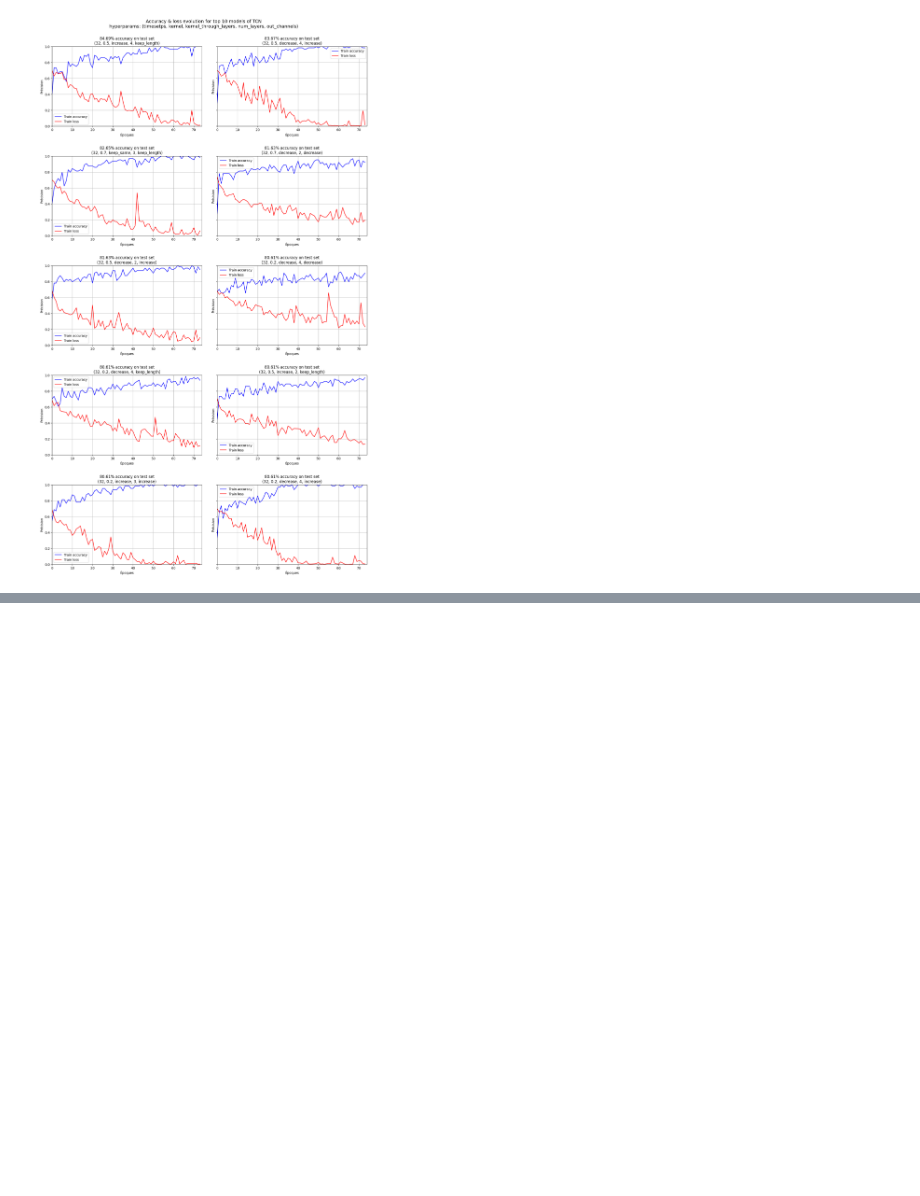
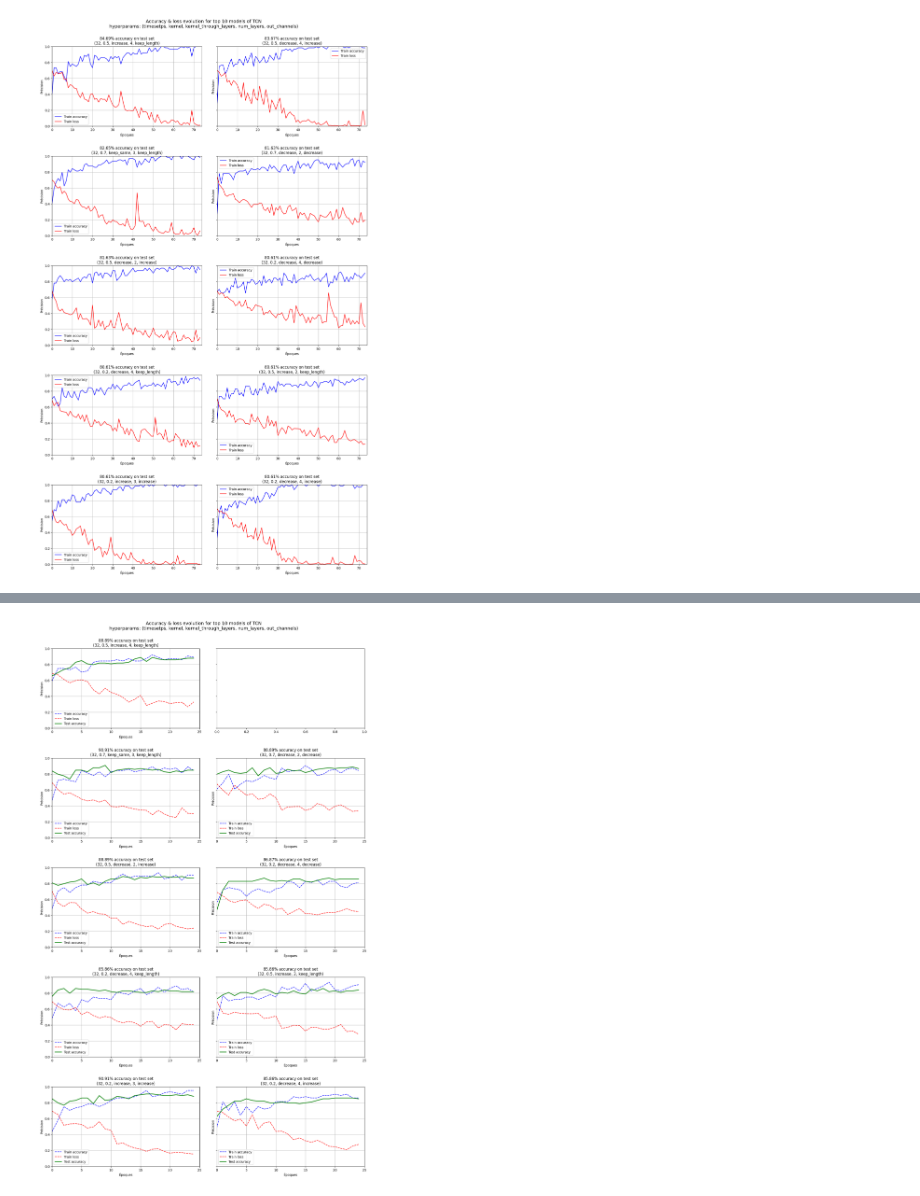
Before and after one commit to TristanDonze/Data-Challenge-Football-Event-Classifier, a Jupyter notebook: CaseStudy/ai.ipynb, the cells around one changed output, grey strips where cells are left out. Saved outputs shown, nothing was run; the diff lists cells and outputs as text; code cells hidden in the pictures; blank space fills up the shorter version.

```diff
--- a/CaseStudy/ai.ipynb
+++ b/CaseStudy/ai.ipynb
@@ -69,7 +207,8 @@ from torch.utils.data import TensorDataset, DataLoader
 
 # Définir le modèle TCN
 class TCN(nn.Module):
-    def __init__(self, timestep, kernel_size:float, kernel_ev, num_layers, out_layers, num_feature=2):
+    def __init__(self, timestep, kernel_size:float, kernel_ev, num_layers,
+            out_layers, num_feature=2):
         # padding = (kernel_size - 1) // 2 pour conserver la même longueur.
         # new_channels_size = timesteps - kernel_size + 1
         super(TCN, self).__init__()
@@ -90,7 +229,7 @@ class TCN(nn.Module):
             if out_layers == "keep_length": pass
             elif out_layers == "increase": out_channels = min(2 * out_channels, 256)
             elif out_layers == "decrease": out_channels //= 1.2
-            out_channels = max(int(out_channels), 1)
+            out_channels = max(int(out_channels), 16)
 
             if kernel_ev == "keep_same": kernel_size = kernel_value if kernel_size < channel_size else channel_size
             elif kernel_ev == "increase": kernel_value += kernel_size < channel_size
@@ -107,14 +246,10 @@ class TCN(nn.Module):
             )
             channel_size = int(channel_size - kernel_value + 1 + 2 * padding)
 
+        in_channels = self.layers[-1].out_channels * channel_size
+
         self.dropout = nn.Dropout(p=0.5)
-        self.fc = nn.Linear(self.layers[-1].out_channels * channel_size, 2)
-
-        # self.conv1 = nn.Conv1d(in_channels=num_feature, out_channels=64, kernel_size=kernel_size, padding=padding)
-        # self.relu = nn.ReLU()
-        # self.conv2 = nn.Conv1d(in_channels=64, out_channels=128, kernel_size=kernel_size)
-        #
-        # self.fc = nn.Linear(128 * (timestep - kernel_size + 1), 2)
+        self.fc = nn.Linear(in_channels, 2)
 
     def forward(self, x):
         # x doit être de forme [batch_size, num_features, timesteps]
@@ -484,0 +721,50 @@ RuntimeError: permute(sparse_coo): number of dimensions in the tensor input does
+# %%
+# plot the best models
+# a chart by model: train accuracy evolution, loss evolution over epochs
+# title: accuracy test + hyperparameters
+# x axis: epochs
+# y axis: accuracy or loss
+
+best_models_results = json.load(open("best_models_results_on_cleared_data.json"))
+best_models_results = {int(k): v for k, v in best_models_results.items()}
+
+fig, axes = plt.subplots(NB_MODELS // 2, 2, figsize=(15, 25), sharey=True)
+axes = axes.flatten()
+
+for index, (_, row) in enumerate(best_models.iterrows()):
+    if index == 1: continue # trop lent
+    accuracy_train = best_models_results[index]["accuracy_train"]
+    loss_train = best_models_results[index]["loss_train"]
+    accuracy_test = [val / 100 for val in best_models_results[index]["accuracy_test"]]
+
+    ax = axes[index]
+    ax.plot(accuracy_train, label="Train accuracy", color='blue', linestyle='--')
+    ax.plot(loss_train, label="Train loss", color='red', linestyle='--')
+    # accuracy_test: épaisseur de la ligne plus grande
+    ax.plot(accuracy_test, label="Test accuracy", color='green', linewidth=2)
+    # Définir le titre avec précision de test et hyperparamètres
+    ax.set_title(
+        f"{max(accuracy_test)*100:.2f}% accuracy on test set\n"
+        f"({row['timestep']}, {row['kernel_size']}, "
+        f"{row['kernel_size_through_layers']}, {row['num_layers']}, "
+        f"{row['out_layers']})"
+    )
+
+    # Définir les labels des axes
+    ax.set_xlabel("Époques")
+    ax.set_ylabel("Précision")
+
+    # Fixer les mêmes limites pour l'axe Y
+    ax.set_ylim(0, 1)
+    ax.set_xlim(0, len(accuracy_train))
+
+    # Ajouter une légende et une grille
+    ax.legend()
+    ax.grid(True)
+
+fig.suptitle(f"Accuracy & loss evolution for top {NB_MODELS} models of TCN\nhyperparams: (timesetps, kernel, kernel_through_layers, num_layers, out_channels)", fontsize=14)
+plt.tight_layout(rect=[0, 0.03, 1, 0.95])  # Ajuste l'espace pour le suptitle
+plt.tight_layout(pad=3.0)
+plt.show()
+# %% [output]
+[figure, added]
```
Also changed, not shown: parts of 20 cells of this notebook, 11 other files.
